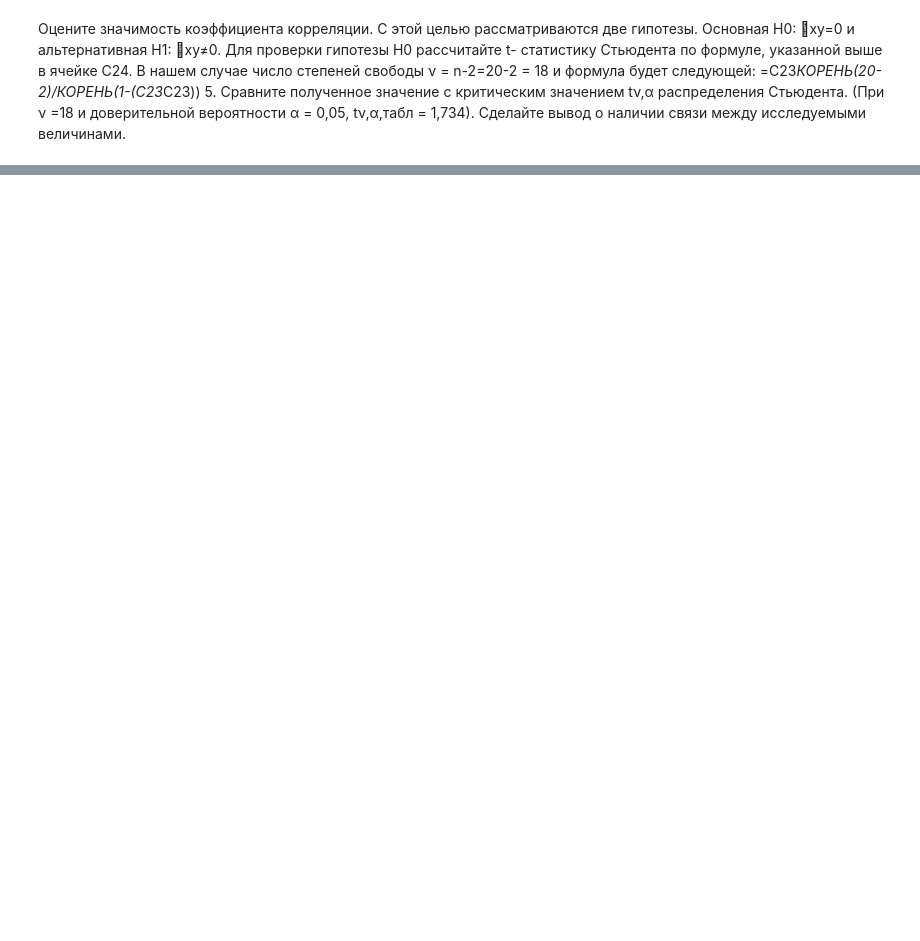
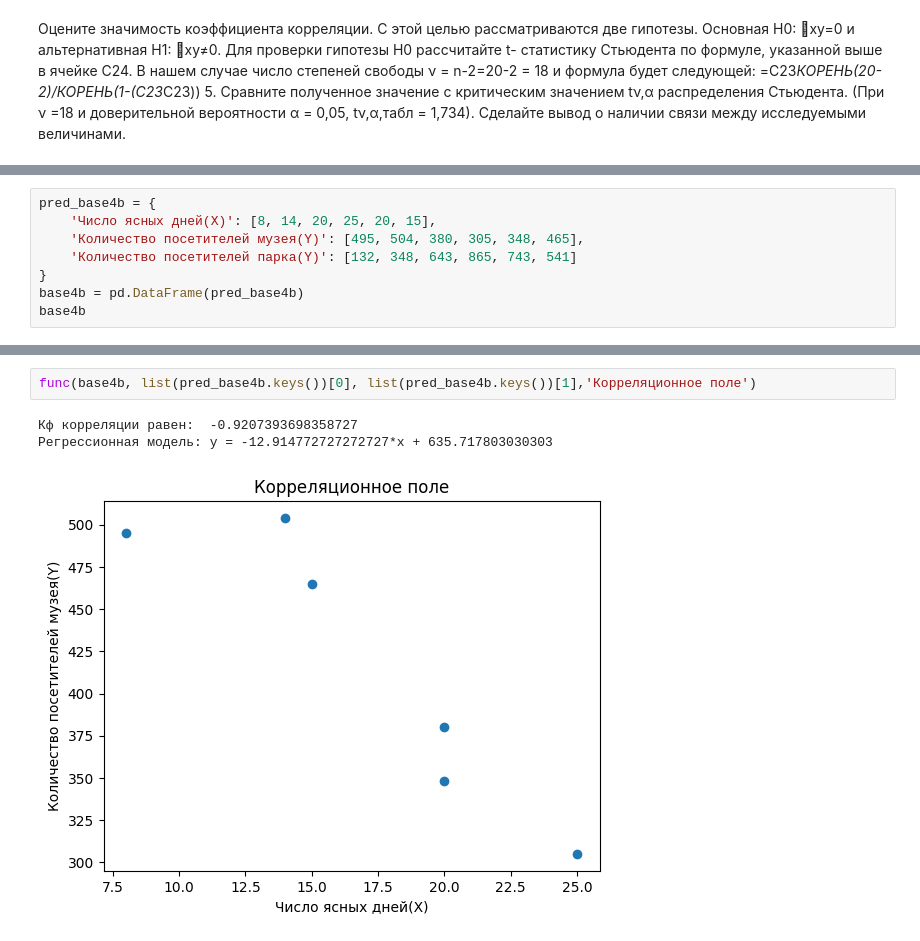
Before and after one commit to dimayasha7123/comp_modeling, a Jupyter notebook: LAB4!.ipynb, the cells around one changed output, grey strips where cells are left out. Saved outputs shown, nothing was run; the diff lists cells and outputs as text; blank space fills up the shorter version.

```diff
--- a/LAB4!.ipynb
+++ b/LAB4!.ipynb
@@ -84,0 +199,8 @@ else:
+# %%
+pred_base4b = {
+    'Число ясных дней(Х)': [8, 14, 20, 25, 20, 15],
+    'Количество посетителей музея(Y)': [495, 504, 380, 305, 348, 465],
+    'Количество посетителей парка(Y)': [132, 348, 643, 865, 743, 541]
+}
+base4b = pd.DataFrame(pred_base4b)
+base4b
@@ -84,0 +215,6 @@ else:
+# %%
+func(base4b, list(pred_base4b.keys())[0], list(pred_base4b.keys())[1],'Корреляционное поле')
+# %% [output]
+Кф корреляции равен:  -0.9207393698358727
+Регрессионная модель: y = -12.914772727272727*x + 635.717803030303
+[figure, added]
```
Also changed, not shown: parts of 24 cells of this notebook.
